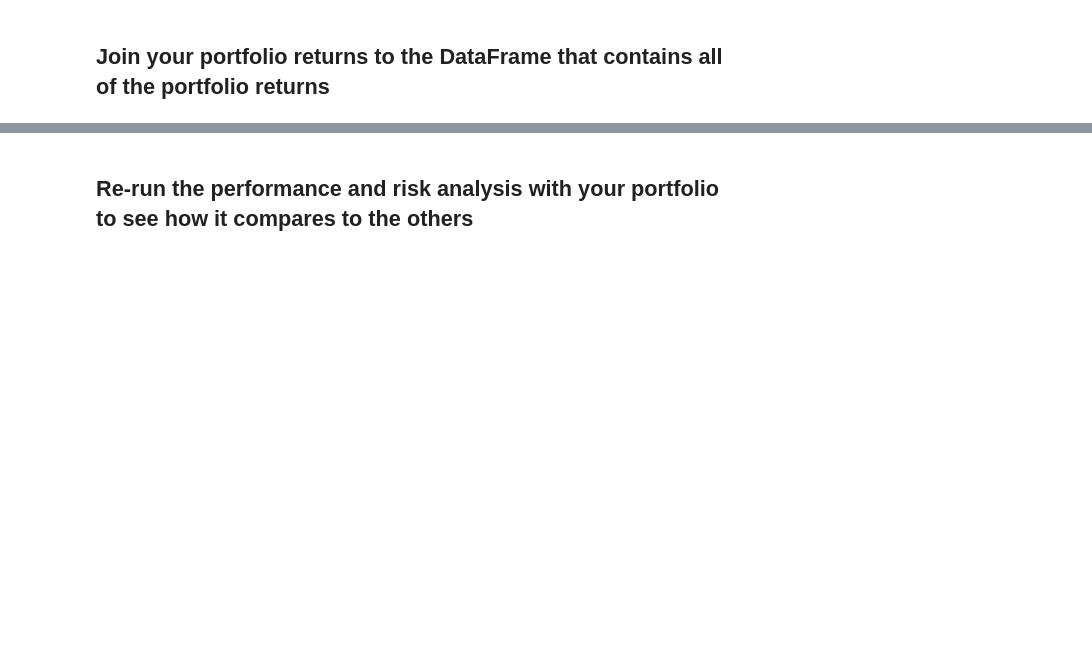
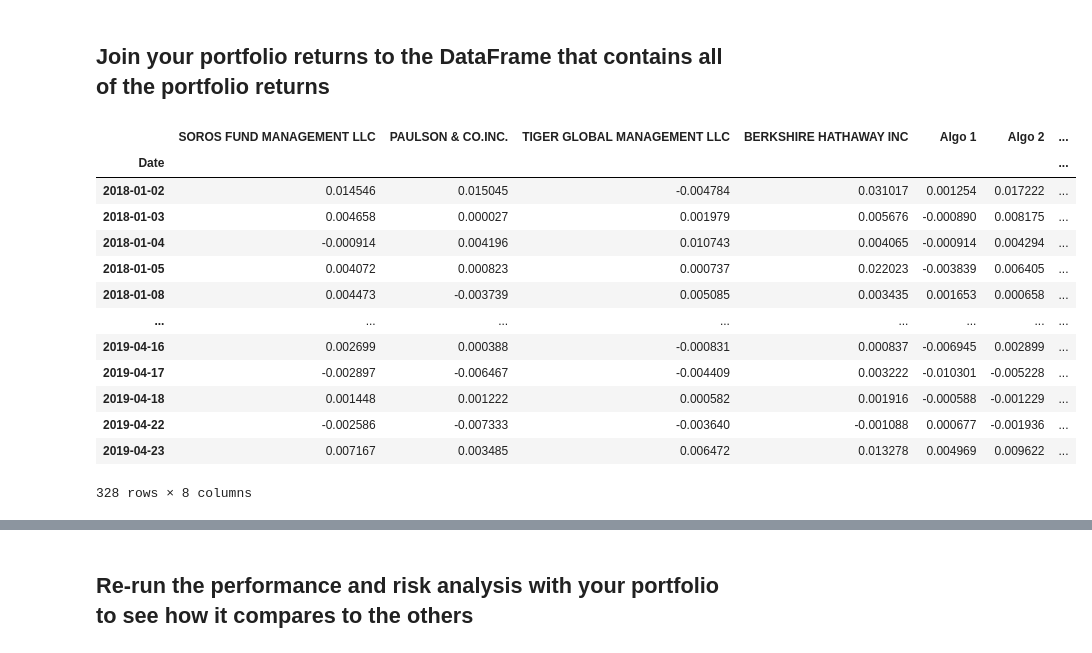
Before and after one commit to drg-developer-2-GWFinTech-Homeworks/homework-3, a Jupyter notebook: whale_analysis.ipynb, the cells around one changed output, grey strips where cells are left out. Drawn from its saved outputs; the diff is of its cells as text; code cells hidden in the pictures; blank space fills up the shorter version.

```diff
--- a/whale_analysis.ipynb
+++ b/whale_analysis.ipynb
@@ -487,0 +445,17 @@ faang_portfolio_fb.head()
+# %%
+# Concatenate all stocks into a single DataFrame
+faang_portfolio_prices = pd.concat([faang_portfolio_fb, faang_portfolio_amzn, faang_portfolio_aapl, faang_portfolio_nflx, faang_portfolio_googl], axis="columns", join="inner")
+
+# Assign column names
+faang_portfolio_prices.columns = ["FB", "AMZN", "AAPL", "NFLX", "GOOGL"]
+
+# Remove timestamp
+# TODO
+#faang_portfolio_prices.reset_index()
+#faang_portfolio_prices.index.year
+##faang_portfolio_prices
+##faang_portfolio_prices.loc["Date"]
+##faang_portfolio_prices["Date"]
+
+
+faang_portfolio_prices.head()
@@ -491,3 +487,6 @@ faang_portfolio_fb.head()
 # %%
 # Pivot so that each column of prices represents a unique symbol
-# YOUR CODE HERE
+# TODO Ask how this is different from concatenated
+faang_portfolio_prices_table = faang_portfolio_prices.pivot_table(index="Date")
+faang_portfolio_prices_table.sort_index()
+faang_portfolio_prices_table.head()
@@ -502,0 +515,20 @@ weights = [1/3, 1/3, 1/3]
+# %%
+# Calculate weighted portfolio returns
+num_stocks = len(custom_portfolio_table.columns)
+# TODO make adjustable
+weights = [1/5, 1/5, 1/5, 1/5, 1/5]
+
+print()
+
+faang_portfolio_unweighted_returns = faang_portfolio_prices_table.pct_change()
+print("FAANG Portfolio Unweighted Returns")
+print("--------------------------------")
+print(faang_portfolio_unweighted_returns.head())
+
+print()
+
+faang_portfolio_weighted_returns = pd.DataFrame(faang_portfolio_unweighted_returns.dot(weights))
+faang_portfolio_weighted_returns.columns = ["FAANG Portfolio"]
+print("FAANG Portfolio Weighted Returns")
+print("--------------------------------")
+print(faang_portfolio_weighted_returns.head())
@@ -504,7 +556,23 @@ weights = [1/3, 1/3, 1/3]
 ## Join your portfolio returns to the DataFrame that contains all of the portfolio returns
 # %%
 # Add your "Custom" portfolio to the larger dataframe of fund returns
-# YOUR CODE HERE
+all_portfolios_daily_returns = pd.concat([daily_returns, faang_portfolio_weighted_returns], axis="columns", join="inner")
+all_portfolios_daily_returns
+# %% [output]
+|  | SOROS FUND MANAGEMENT LLC | PAULSON & CO.INC. | TIGER GLOBAL MANAGEMENT LLC | BERKSHIRE HATHAWAY INC | Algo 1 | Algo 2 | ... |
+| Date |  |  |  |  |  |  | ... |
+| 2018-01-02 | 0.014546 | 0.015045 | -0.004784 | 0.031017 | 0.001254 | 0.017222 | ... |
+| 2018-01-03 | 0.004658 | 0.000027 | 0.001979 | 0.005676 | -0.000890 | 0.008175 | ... |
+| 2018-01-04 | -0.000914 | 0.004196 | 0.010743 | 0.004065 | -0.000914 | 0.004294 | ... |
+| 2018-01-05 | 0.004072 | 0.000823 | 0.000737 | 0.022023 | -0.003839 | 0.006405 | ... |
+| 2018-01-08 | 0.004473 | -0.003739 | 0.005085 | 0.003435 | 0.001653 | 0.000658 | ... |
+| ... | ... | ... | ... | ... | ... | ... | ... |
+| 2019-04-16 | 0.002699 | 0.000388 | -0.000831 | 0.000837 | -0.006945 | 0.002899 | ... |
+| 2019-04-17 | -0.002897 | -0.006467 | -0.004409 | 0.003222 | -0.010301 | -0.005228 | ... |
+| 2019-04-18 | 0.001448 | 0.001222 | 0.000582 | 0.001916 | -0.000588 | -0.001229 | ... |
+| 2019-04-22 | -0.002586 | -0.007333 | -0.003640 | -0.001088 | 0.000677 | -0.001936 | ... |
+| 2019-04-23 | 0.007167 | 0.003485 | 0.006472 | 0.013278 | 0.004969 | 0.009622 | ... |
+328 rows × 8 columns
 # %%
 # Only compare dates where return data exists for all the stocks (drop NaNs)
 # YOUR CODE HERE
```
Also changed, not shown: parts of 21 cells of this notebook, 10 other files.
